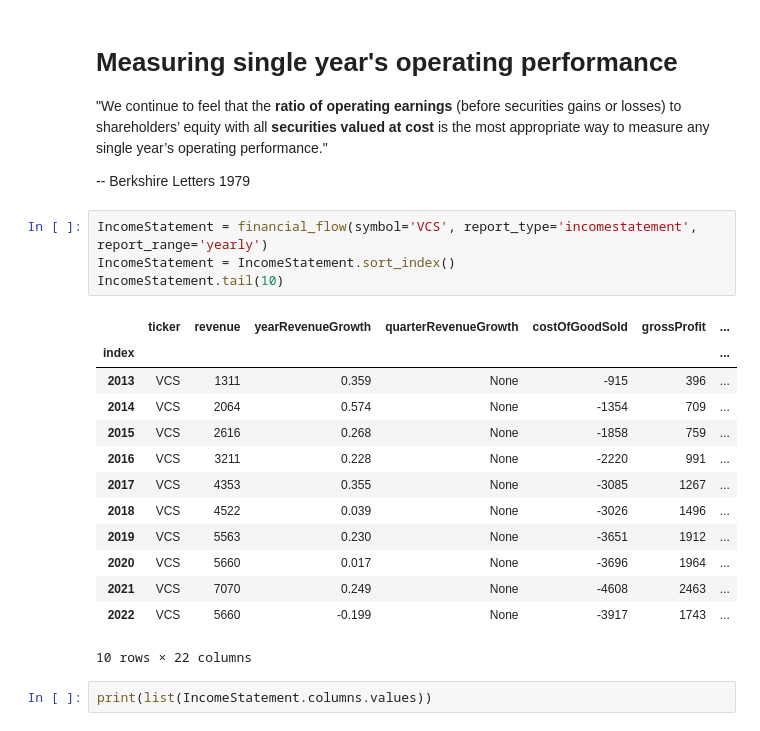
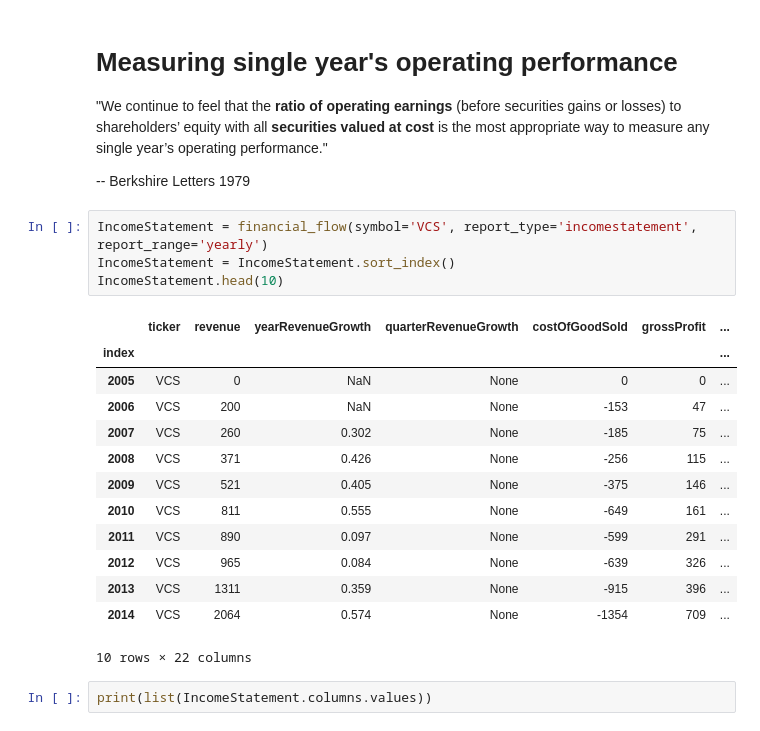
Before and after one commit to quang-g/VNStock-Analysis, a Jupyter notebook: VCS.ipynb, the cells around one changed output. Saved outputs shown, nothing was run; the diff lists cells and outputs as text.

```diff
--- a/VCS.ipynb
+++ b/VCS.ipynb
@@ -16,20 +16,20 @@ with all **securities valued at cost** is the most appropriate way to measure an
 # %%
 IncomeStatement = financial_flow(symbol='VCS', report_type='incomestatement', report_range='yearly')
 IncomeStatement = IncomeStatement.sort_index()
-IncomeStatement.tail(10)
+IncomeStatement.head(10)
 # %% [output]
 |  | ticker | revenue | yearRevenueGrowth | quarterRevenueGrowth | costOfGoodSold | grossProfit | ... |
 | index |  |  |  |  |  |  | ... |
+| 2005 | VCS | 0 | NaN | None | 0 | 0 | ... |
+| 2006 | VCS | 200 | NaN | None | -153 | 47 | ... |
+| 2007 | VCS | 260 | 0.302 | None | -185 | 75 | ... |
+| 2008 | VCS | 371 | 0.426 | None | -256 | 115 | ... |
+| 2009 | VCS | 521 | 0.405 | None | -375 | 146 | ... |
+| 2010 | VCS | 811 | 0.555 | None | -649 | 161 | ... |
+| 2011 | VCS | 890 | 0.097 | None | -599 | 291 | ... |
+| 2012 | VCS | 965 | 0.084 | None | -639 | 326 | ... |
 | 2013 | VCS | 1311 | 0.359 | None | -915 | 396 | ... |
 | 2014 | VCS | 2064 | 0.574 | None | -1354 | 709 | ... |
-| 2015 | VCS | 2616 | 0.268 | None | -1858 | 759 | ... |
-| 2016 | VCS | 3211 | 0.228 | None | -2220 | 991 | ... |
-| 2017 | VCS | 4353 | 0.355 | None | -3085 | 1267 | ... |
-| 2018 | VCS | 4522 | 0.039 | None | -3026 | 1496 | ... |
-| 2019 | VCS | 5563 | 0.230 | None | -3651 | 1912 | ... |
-| 2020 | VCS | 5660 | 0.017 | None | -3696 | 1964 | ... |
-| 2021 | VCS | 7070 | 0.249 | None | -4608 | 2463 | ... |
-| 2022 | VCS | 5660 | -0.199 | None | -3917 | 1743 | ... |
 10 rows × 22 columns
 # %%
 print(list(IncomeStatement.columns.values))
```
Also changed, not shown: parts of 12 cells of this notebook.
